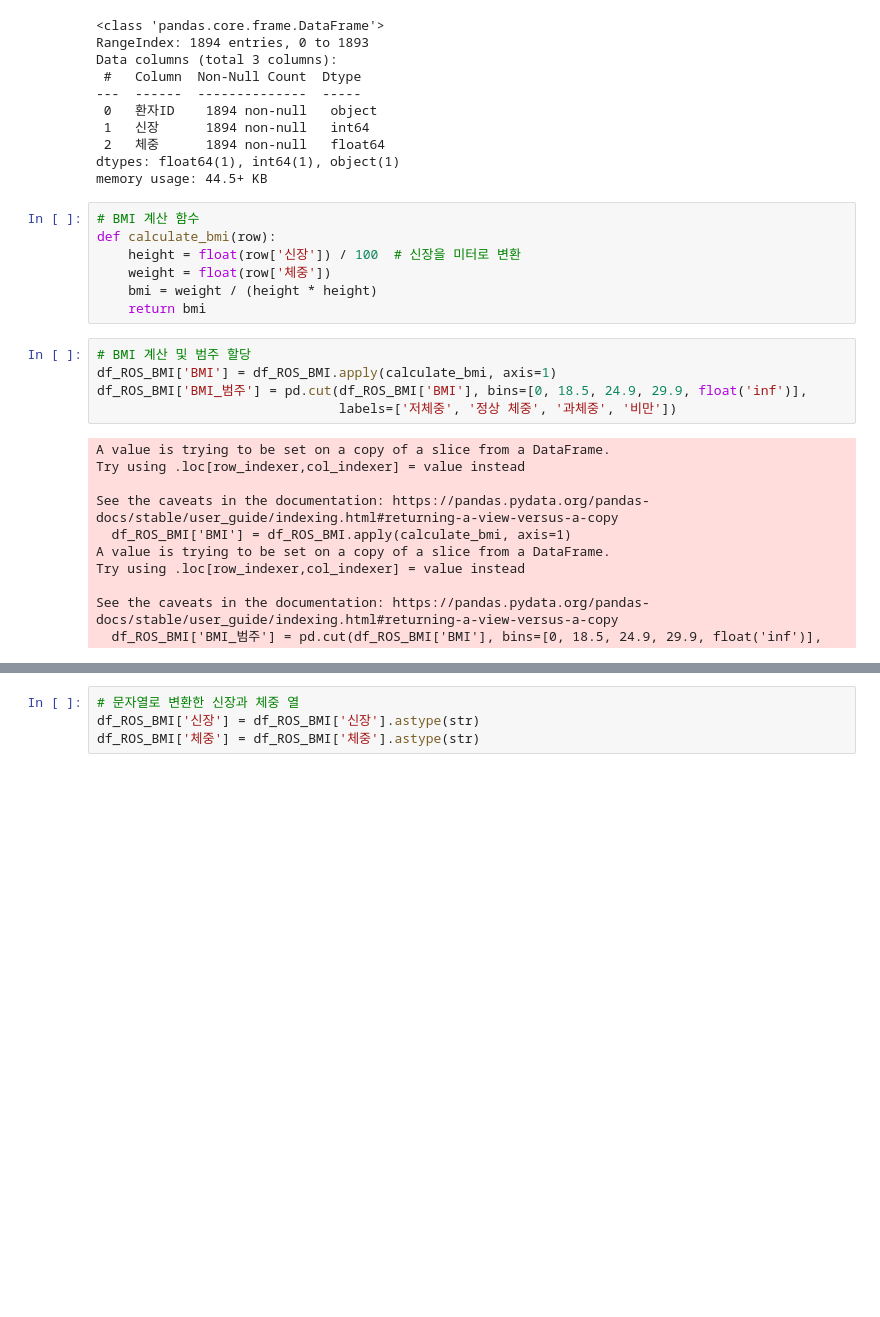
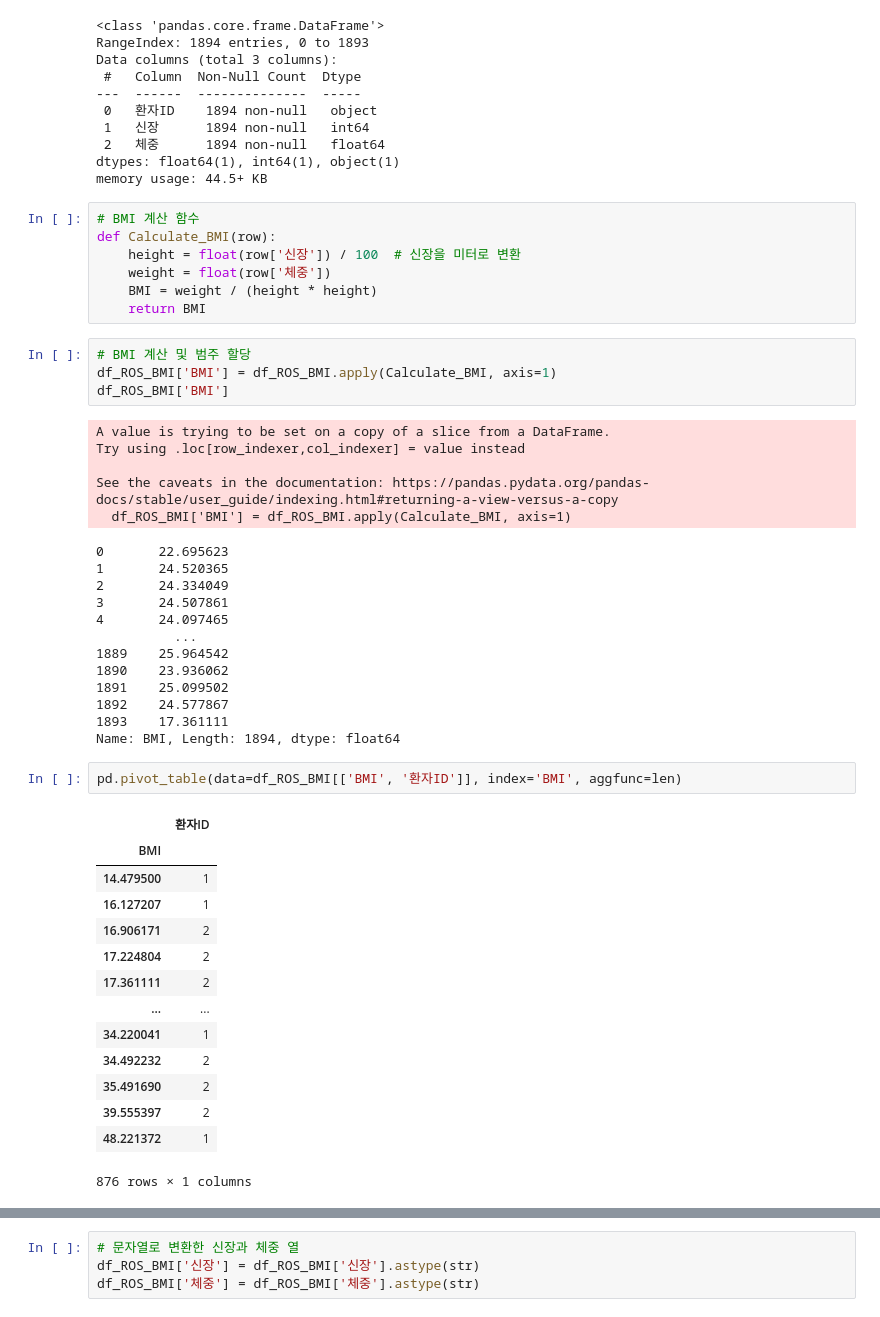
Before and after one commit to araya1203/study_data_analytics, a Jupyter notebook: codes/pandass/ResurrenceOfSurgery_apply_quest.ipynb, the cells around one changed output, grey strips where cells are left out. Cells and saved outputs as stored; diff of their text form; blank space fills up the shorter version.

```diff
--- a/codes/pandass/ResurrenceOfSurgery_apply_quest.ipynb
+++ b/codes/pandass/ResurrenceOfSurgery_apply_quest.ipynb
@@ -79,24 +79,47 @@ dtypes: float64(1), int64(1), object(1)
 memory usage: 44.5+ KB
 # %%
 # BMI 계산 함수
-def calculate_bmi(row):
+def Calculate_BMI(row):
     height = float(row['신장']) / 100  # 신장을 미터로 변환
     weight = float(row['체중'])
-    bmi = weight / (height * height)
-    return bmi
+    BMI = weight / (height * height)
+    return BMI
 # %%
 # BMI 계산 및 범주 할당
-df_ROS_BMI['BMI'] = df_ROS_BMI.apply(calculate_bmi, axis=1)
-df_ROS_BMI['BMI_범주'] = pd.cut(df_ROS_BMI['BMI'], bins=[0, 18.5, 24.9, 29.9, float('inf')],
-                               labels=['저체중', '정상 체중', '과체중', '비만'])
+df_ROS_BMI['BMI'] = df_ROS_BMI.apply(Calculate_BMI, axis=1)
+df_ROS_BMI['BMI']
 # %% [output]
 A value is trying to be set on a copy of a slice from a DataFrame.
 Try using .loc[row_indexer,col_indexer] = value instead
 
 See the caveats in the documentation: https://pandas.pydata.org/pandas-docs/stable/user_guide/indexing.html#returning-a-view-versus-a-copy
-  df_ROS_BMI['BMI'] = df_ROS_BMI.apply(calculate_bmi, axis=1)
-A value is trying to be set on a copy of a slice from a DataFrame.
-Try using .loc[row_indexer,col_indexer] = value instead
-
-See the caveats in the documentation: https://pandas.pydata.org/pandas-docs/stable/user_guide/indexing.html#returning-a-view-versus-a-copy
-  df_ROS_BMI['BMI_범주'] = pd.cut(df_ROS_BMI['BMI'], bins=[0, 18.5, 24.9, 29.9, float('inf')],
+  df_ROS_BMI['BMI'] = df_ROS_BMI.apply(Calculate_BMI, axis=1)
+0       22.695623
+1       24.520365
+2       24.334049
+3       24.507861
+4       24.097465
+          ...
+1889    25.964542
+1890    23.936062
+1891    25.099502
+1892    24.577867
+1893    17.361111
+Name: BMI, Length: 1894, dtype: float64
+# %%
+pd.pivot_table(data=df_ROS_BMI[['BMI', '환자ID']], index='BMI', aggfunc=len)
+# %% [output]
+|  | 환자ID |
+| BMI |  |
+| 14.479500 | 1 |
+| 16.127207 | 1 |
+| 16.906171 | 2 |
+| 17.224804 | 2 |
+| 17.361111 | 2 |
+| ... | ... |
+| 34.220041 | 1 |
+| 34.492232 | 2 |
+| 35.491690 | 2 |
+| 39.555397 | 2 |
+| 48.221372 | 1 |
+876 rows × 1 columns
```
Also changed, not shown: parts of 4 cells of this notebook.
